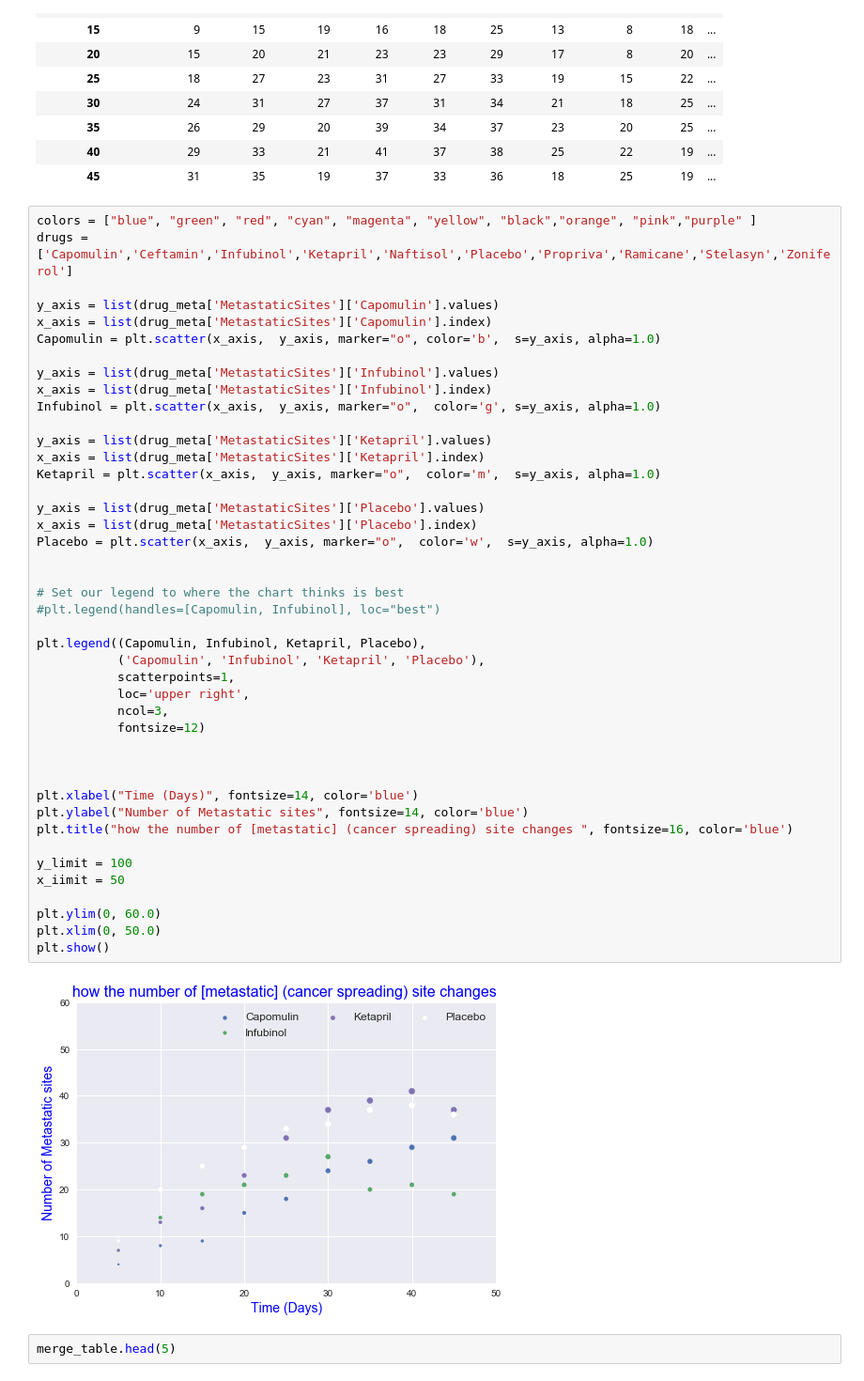
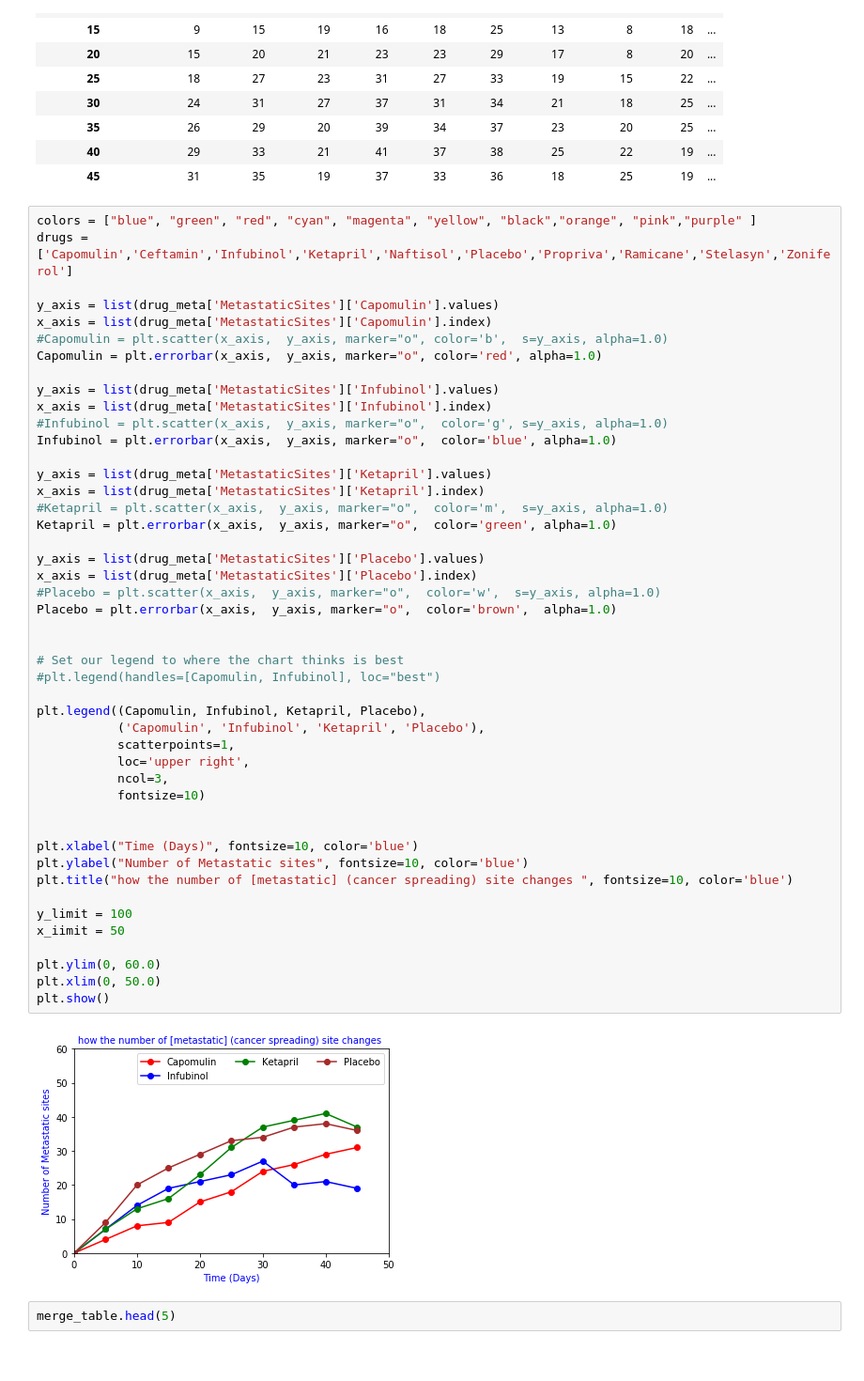
Before and after one commit to kundami/python-challenge, a Jupyter notebook: Pymacuticals/PymacuticalsINC.ipynb, the cells around one changed output. Shown at 94% size. Saved outputs shown, nothing was run; the diff lists cells and outputs as text.

```diff
--- a/Pymacuticals/PymacuticalsINC.ipynb
+++ b/Pymacuticals/PymacuticalsINC.ipynb
@@ -155,45 +164,48 @@ drugs = ['Capomulin','Ceftamin','Infubinol','Ketapril','Naftisol','Placebo','Pro
 
 y_axis = list(drug_meta['MetastaticSites']['Capomulin'].values)
 x_axis = list(drug_meta['MetastaticSites']['Capomulin'].index)
-Capomulin = plt.scatter(x_axis,  y_axis, marker="o", color='b',  s=y_axis, alpha=1.0)
+#Capomulin = plt.scatter(x_axis,  y_axis, marker="o", color='b',  s=y_axis, alpha=1.0)
+Capomulin = plt.errorbar(x_axis,  y_axis, marker="o", color='red', alpha=1.0)
 
 y_axis = list(drug_meta['MetastaticSites']['Infubinol'].values)
 x_axis = list(drug_meta['MetastaticSites']['Infubinol'].index)
-Infubinol = plt.scatter(x_axis,  y_axis, marker="o",  color='g', s=y_axis, alpha=1.0)
+#Infubinol = plt.scatter(x_axis,  y_axis, marker="o",  color='g', s=y_axis, alpha=1.0)
+Infubinol = plt.errorbar(x_axis,  y_axis, marker="o",  color='blue', alpha=1.0)
 
 y_axis = list(drug_meta['MetastaticSites']['Ketapril'].values)
 x_axis = list(drug_meta['MetastaticSites']['Ketapril'].index)
-Ketapril = plt.scatter(x_axis,  y_axis, marker="o",  color='m',  s=y_axis, alpha=1.0)
+#Ketapril = plt.scatter(x_axis,  y_axis, marker="o",  color='m',  s=y_axis, alpha=1.0)
+Ketapril = plt.errorbar(x_axis,  y_axis, marker="o",  color='green', alpha=1.0)
 
 y_axis = list(drug_meta['MetastaticSites']['Placebo'].values)
 x_axis = list(drug_meta['MetastaticSites']['Placebo'].index)
-Placebo = plt.scatter(x_axis,  y_axis, marker="o",  color='w',  s=y_axis, alpha=1.0)
+#Placebo = plt.scatter(x_axis,  y_axis, marker="o",  color='w',  s=y_axis, alpha=1.0)
+Placebo = plt.errorbar(x_axis,  y_axis, marker="o",  color='brown',  alpha=1.0)
 
 
 # Set our legend to where the chart thinks is best
 #plt.legend(handles=[Capomulin, Infubinol], loc="best")
 
 plt.legend((Capomulin, Infubinol, Ketapril, Placebo),
            ('Capomulin', 'Infubinol', 'Ketapril', 'Placebo'),
            scatterpoints=1,
            loc='upper right',
            ncol=3,
-           fontsize=12)
+           fontsize=10)
 
 
-
-plt.xlabel("Time (Days)", fontsize=14, color='blue')
-plt.ylabel("Number of Metastatic sites", fontsize=14, color='blue')
-plt.title("how the number of [metastatic] (cancer spreading) site changes ", fontsize=16, color='blue')
+plt.xlabel("Time (Days)", fontsize=10, color='blue')
+plt.ylabel("Number of Metastatic sites", fontsize=10, color='blue')
+plt.title("how the number of [metastatic] (cancer spreading) site changes ", fontsize=10, color='blue')
 
 y_limit = 100
 x_iimit = 50
 
 plt.ylim(0, 60.0)
 plt.xlim(0, 50.0)
 plt.show()
 # %% [output]
-[figure, old version]
+[figure, new version]
 # %%
 merge_table.head(5)
 # %% [output]
```
Also changed, not shown: parts of 5 cells of this notebook, 5 other files.
